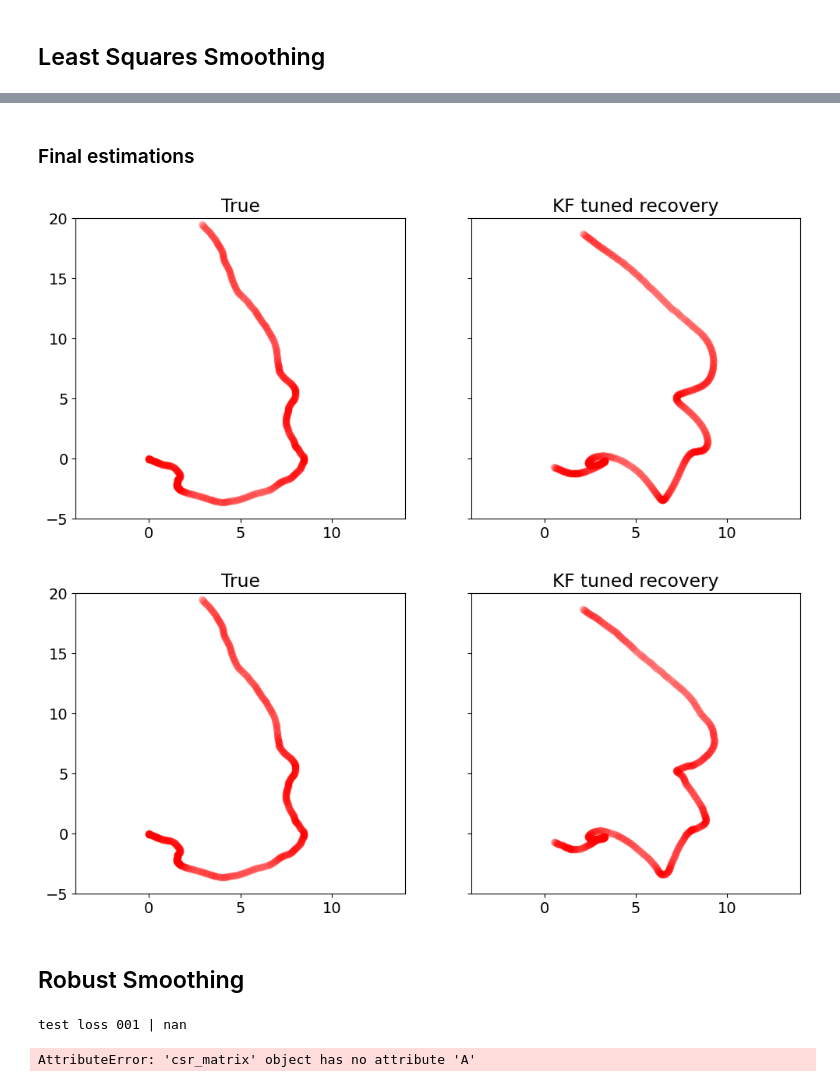
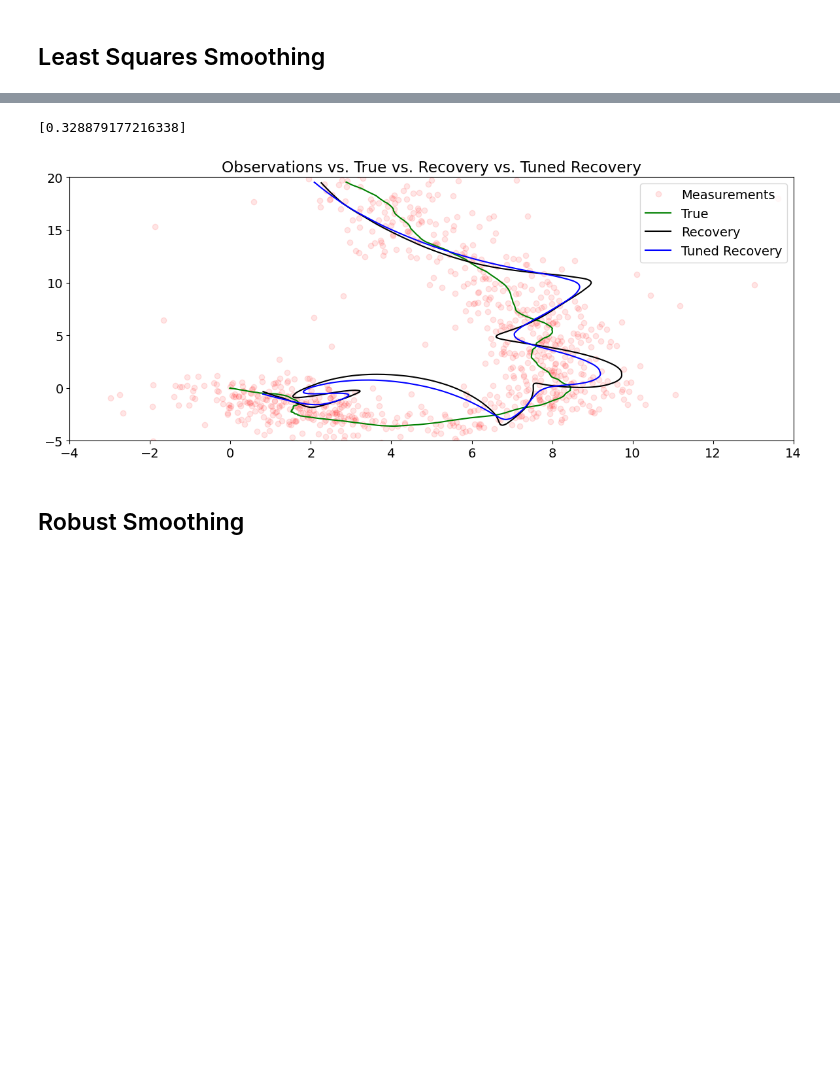
Before and after one commit to cvxgrp/cvxpylayers, a Jupyter notebook: examples/torch/learned_state_estimation.ipynb, the cells around one changed output, grey strips where cells are left out. Drawn from its saved outputs; the diff is of its cells as text; code cells hidden in the pictures; blank space fills up the shorter version.

```diff
--- a/examples/torch/learned_state_estimation.ipynb
+++ b/examples/torch/learned_state_estimation.ipynb
@@ -1171,0 +1351,2 @@ x_hat, w_hat, v_hat = layer(tau_tch)
+# %%
+result = tune_kalman_smoother(layer, Fn, Ln, [tau_tch], num_iters=15, verbose=True, print_every=1)
@@ -1172,13 +1375,20 @@ x_hat, w_hat, v_hat = layer(tau_tch)
+# %%
+theta_star = result[2][14]
+# %%
+theta_star
+# %% [output]
+[0.328879177216338]
 # %%
-x_new, _, _ = layer(torch.tensor(0.08))
+theta_star_tch = torch.tensor(theta_star[0])
-# %% [markdown]
-### Final estimations
-# %%
-# plot_positions([x_true,x_hat_orig.detach().numpy()], ['True', 'KF orig. recovery'], [-4,14,-5,20])
-plot_positions([x_true,x_new.detach().numpy()], ['True', 'KF tuned recovery'], [-4,14,-5,20])
-plot_positions([x_true,x_hat.detach().numpy()], ['True', 'KF tuned recovery'], [-4,14,-5,20])
-# %% [output]
-[figure, removed]
-[figure, removed]
+# %%
+x_hat_star, y_hat_star, v_hat_star = layer(theta_star_tch)
+# %%
+plot_positions(traj=[[y, x_true, x_hat_orig.detach().numpy(), x_hat_star.numpy()]],
+               titles=['Observations vs. True vs. Recovery vs. Tuned Recovery'],
+               legends=[['Measurements', 'True', 'Recovery', 'Tuned Recovery']],
+               plot_args=[['ro', 'g', 'k', 'b']],
+               axis=[-4,14,-5,20])
+# %% [output]
+[figure, added]
 # %% [markdown]
 ## Robust Smoothing
@@ -1207,5 +1394,0 @@ batch_robust_results = robust_layer(torch.tensor([0.5, 1.0], requires_grad=True)
-# %%
-train_losses, test_losses = tune_kalman_smoother(train_loss, test_loss, params, verbose=True, print_every=5)
-# %% [output]
-test loss 001 | nan
-AttributeError: 'csr_matrix' object has no attribute 'A'
```
Also changed, not shown: parts of 70 cells of this notebook, 3 other files.
